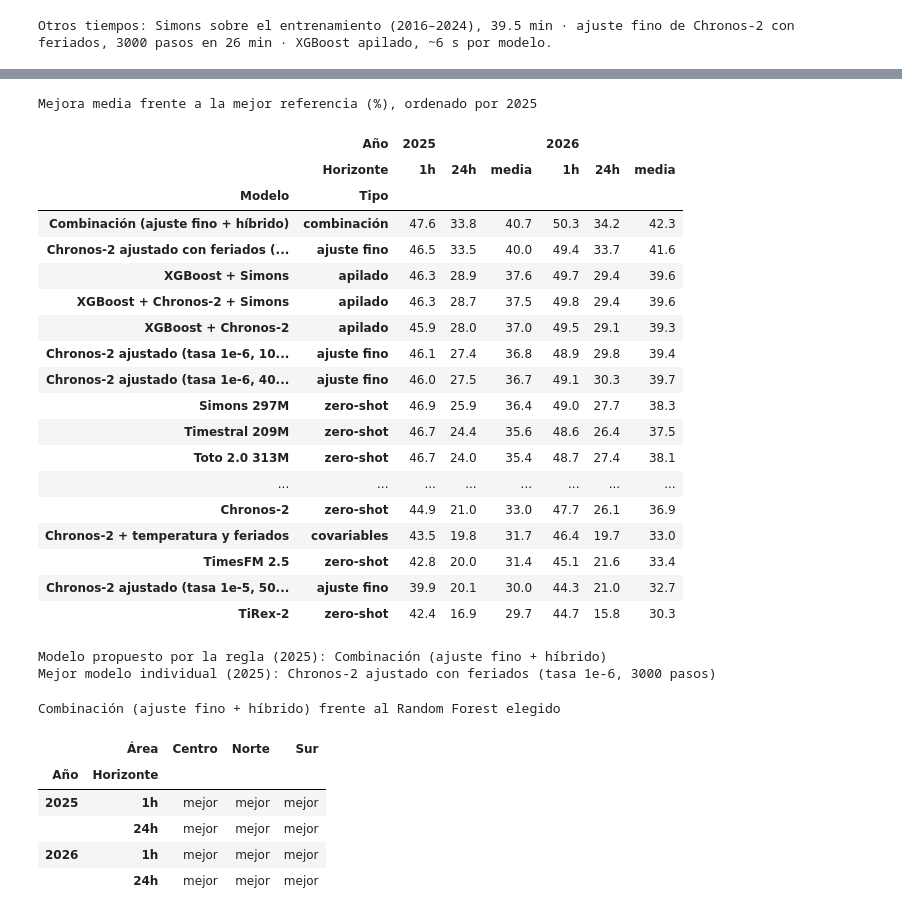
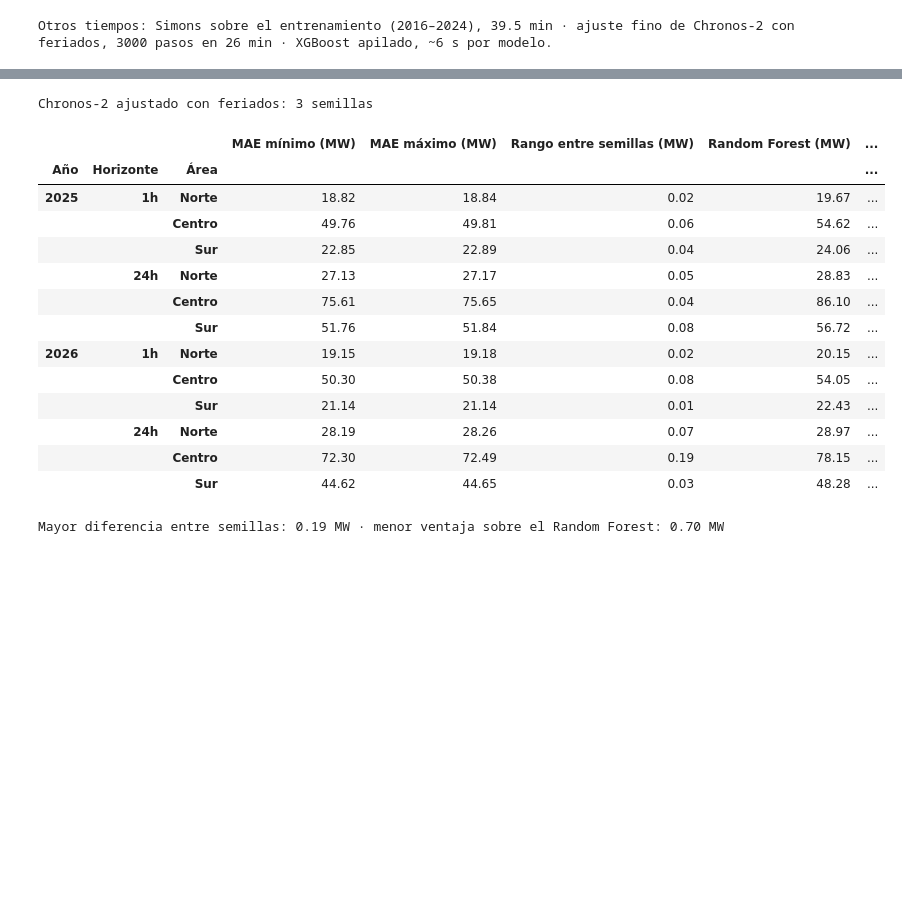
Before and after one commit to R0SEWT/tetouan-power-forecast, a Jupyter notebook: notebooks/04_sein_modelos_fundacionales.ipynb, the cells around one changed output, grey strips where cells are left out. Drawn from its saved outputs; the diff is of its cells as text; code cells hidden in the pictures; blank space fills up the shorter version.

```diff
--- a/notebooks/04_sein_modelos_fundacionales.ipynb
+++ b/notebooks/04_sein_modelos_fundacionales.ipynb
@@ -99,6 +100,9 @@ CATALOGO = {
     "chronos2ft_b": ("Chronos-2 ajustado (tasa 1e-5, 5000 pasos)", "ajuste fino", "Apache-2.0"),
     "chronos2ft_c": ("Chronos-2 ajustado (tasa 1e-6, 4000 pasos)", "ajuste fino", "Apache-2.0"),
     "chronos2ftcal": ("Chronos-2 ajustado con feriados (tasa 1e-6, 3000 pasos)", "ajuste fino", "Apache-2.0"),
+    "chronos2ftcal2": ("Chronos-2 ajustado con calendario ampliado (tasa 1e-6, 3000 pasos)", "ajuste fino", "Apache-2.0"),
+    "chronos2ftcal_s2": ("Chronos-2 ajustado con feriados, semilla 2", "robustez", "Apache-2.0"),
+    "chronos2ftcal_s3": ("Chronos-2 ajustado con feriados, semilla 3", "robustez", "Apache-2.0"),
     "xgb_base_todo": ("XGBoost global (todas las filas)", "apilado", "—"),
     "xgb_base": ("XGBoost global", "apilado", "—"),
     "xgb_chronos2": ("XGBoost + Chronos-2", "apilado", "Apache-2.0"),
@@ -674,47 +700,32 @@ individual, que no tiene ese problema, y 2026 sirve de confirmación.
 # %%
-candidatos = comparacion[comparacion["Archivo"].map(lambda n: n == NOMBRE_ELEGIDO or separar_nombre(n)[1] == CONTEXTO_BASE)]
-ranking = candidatos.pivot_table(index=["Modelo", "Tipo"], columns=["Año", "Horizonte"], values="Mejora vs. mejor referencia (%)")
-ranking[("2025", "media")] = ranking["2025"].mean(axis=1)
-ranking[("2026", "media")] = ranking["2026"].mean(axis=1)
-ranking = ranking.sort_values(("2025", "media"), ascending=False).sort_index(axis=1, level=0, sort_remaining=False)
-display(ranking.style.format("{:.1f}").set_caption("Mejora media frente a la mejor referencia (%), ordenado por 2025"))
-PROPUESTO = ranking.index[0][0]
-INDIVIDUAL = next(m for m, t in ranking.index if t != "combinación")
-print("Modelo propuesto por la regla (2025):", PROPUESTO)
-print("Mejor modelo individual (2025):", INDIVIDUAL)
-d = comparacion[comparacion["Modelo"] == PROPUESTO]
-if PROPUESTO != NOMBRE_ELEGIDO:
-    display(d.assign(Resultado=np.where(d["IC 95 % alto"] < 0, "mejor", np.where(d["IC 95 % bajo"] > 0, "peor", "no se distingue")))
-            .pivot_table(index=["Año", "Horizonte"], columns="Área", values="Resultado", aggfunc="first")
-            .style.set_caption(f"{PROPUESTO} frente al Random Forest elegido"))
+semillas = comparacion[comparacion["Archivo"].str.startswith("chronos2ftcal_s") | (comparacion["Archivo"] == f"chronos2ftcal_c{CONTEXTO_BASE}")]
+if semillas["Archivo"].nunique() > 1:
+    claves = ["Año", "Horizonte", "Área"]
+    rango = semillas.groupby(claves, sort=False)["MAE (MW)"].agg(["min", "max"])
+    rango["Rango entre semillas (MW)"] = rango["max"] - rango["min"]
+    rango["Random Forest (MW)"] = elegido.set_index(claves)["MAE (MW)"]
+    rango["Ventaja mínima sobre el Random Forest (MW)"] = rango["Random Forest (MW)"] - rango["max"]
+    rango = rango.rename(columns={"min": "MAE mínimo (MW)", "max": "MAE máximo (MW)"})
+    display(rango.style.format("{:.2f}").set_caption(f"Chronos-2 ajustado con feriados: {semillas['Archivo'].nunique()} semillas"))
+    print(f"Mayor diferencia entre semillas: {rango['Rango entre semillas (MW)'].max():.2f} MW · "
+          f"menor ventaja sobre el Random Forest: {rango['Ventaja mínima sobre el Random Forest (MW)'].min():.2f} MW")
+else:
+    print("Todavía no están las corridas con otras semillas.")
 # %% [output]
-Mejora media frente a la mejor referencia (%), ordenado por 2025
+Chronos-2 ajustado con feriados: 3 semillas
-|  | Año | 2025 |  |  | 2026 |  |  |
-|  | Horizonte | 1h | 24h | media | 1h | 24h | media |
-| Modelo | Tipo |  |  |  |  |  |  |
-| Combinación (ajuste fino + híbrido) | combinación | 47.6 | 33.8 | 40.7 | 50.3 | 34.2 | 42.3 |
-| Chronos-2 ajustado con feriados (... | ajuste fino | 46.5 | 33.5 | 40.0 | 49.4 | 33.7 | 41.6 |
-| XGBoost + Simons | apilado | 46.3 | 28.9 | 37.6 | 49.7 | 29.4 | 39.6 |
-| XGBoost + Chronos-2 + Simons | apilado | 46.3 | 28.7 | 37.5 | 49.8 | 29.4 | 39.6 |
-| XGBoost + Chronos-2 | apilado | 45.9 | 28.0 | 37.0 | 49.5 | 29.1 | 39.3 |
-| Chronos-2 ajustado (tasa 1e-6, 10... | ajuste fino | 46.1 | 27.4 | 36.8 | 48.9 | 29.8 | 39.4 |
-| Chronos-2 ajustado (tasa 1e-6, 40... | ajuste fino | 46.0 | 27.5 | 36.7 | 49.1 | 30.3 | 39.7 |
-| Simons 297M | zero-shot | 46.9 | 25.9 | 36.4 | 49.0 | 27.7 | 38.3 |
-| Timestral 209M | zero-shot | 46.7 | 24.4 | 35.6 | 48.6 | 26.4 | 37.5 |
-| Toto 2.0 313M | zero-shot | 46.7 | 24.0 | 35.4 | 48.7 | 27.4 | 38.1 |
-| ... | ... | ... | ... | ... | ... | ... | ... |
-| Chronos-2 | zero-shot | 44.9 | 21.0 | 33.0 | 47.7 | 26.1 | 36.9 |
-| Chronos-2 + temperatura y feriados | covariables | 43.5 | 19.8 | 31.7 | 46.4 | 19.7 | 33.0 |
-| TimesFM 2.5 | zero-shot | 42.8 | 20.0 | 31.4 | 45.1 | 21.6 | 33.4 |
-| Chronos-2 ajustado (tasa 1e-5, 50... | ajuste fino | 39.9 | 20.1 | 30.0 | 44.3 | 21.0 | 32.7 |
-| TiRex-2 | zero-shot | 42.4 | 16.9 | 29.7 | 44.7 | 15.8 | 30.3 |
+|  |  |  | MAE mínimo (MW) | MAE máximo (MW) | Rango entre semillas (MW) | Random Forest (MW) | ... |
+| Año | Horizonte | Área |  |  |  |  | ... |
+| 2025 | 1h | Norte | 18.82 | 18.84 | 0.02 | 19.67 | ... |
+|  |  | Centro | 49.76 | 49.81 | 0.06 | 54.62 | ... |
+|  |  | Sur | 22.85 | 22.89 | 0.04 | 24.06 | ... |
+|  | 24h | Norte | 27.13 | 27.17 | 0.05 | 28.83 | ... |
+|  |  | Centro | 75.61 | 75.65 | 0.04 | 86.10 | ... |
+|  |  | Sur | 51.76 | 51.84 | 0.08 | 56.72 | ... |
+| 2026 | 1h | Norte | 19.15 | 19.18 | 0.02 | 20.15 | ... |
+|  |  | Centro | 50.30 | 50.38 | 0.08 | 54.05 | ... |
+|  |  | Sur | 21.14 | 21.14 | 0.01 | 22.43 | ... |
+|  | 24h | Norte | 28.19 | 28.26 | 0.07 | 28.97 | ... |
+|  |  | Centro | 72.30 | 72.49 | 0.19 | 78.15 | ... |
+|  |  | Sur | 44.62 | 44.65 | 0.03 | 48.28 | ... |
-Modelo propuesto por la regla (2025): Combinación (ajuste fino + híbrido)
-Mejor modelo individual (2025): Chronos-2 ajustado con feriados (tasa 1e-6, 3000 pasos)
+Mayor diferencia entre semillas: 0.19 MW · menor ventaja sobre el Random Forest: 0.70 MW
-Combinación (ajuste fino + híbrido) frente al Random Forest elegido
-|  | Área | Centro | Norte | Sur |
-| Año | Horizonte |  |  |  |
-| 2025 | 1h | mejor | mejor | mejor |
-|  | 24h | mejor | mejor | mejor |
-| 2026 | 1h | mejor | mejor | mejor |
-|  | 24h | mejor | mejor | mejor |
 # %% [markdown]
```
Also changed, not shown: parts of 13 cells of this notebook, 3 other files.
